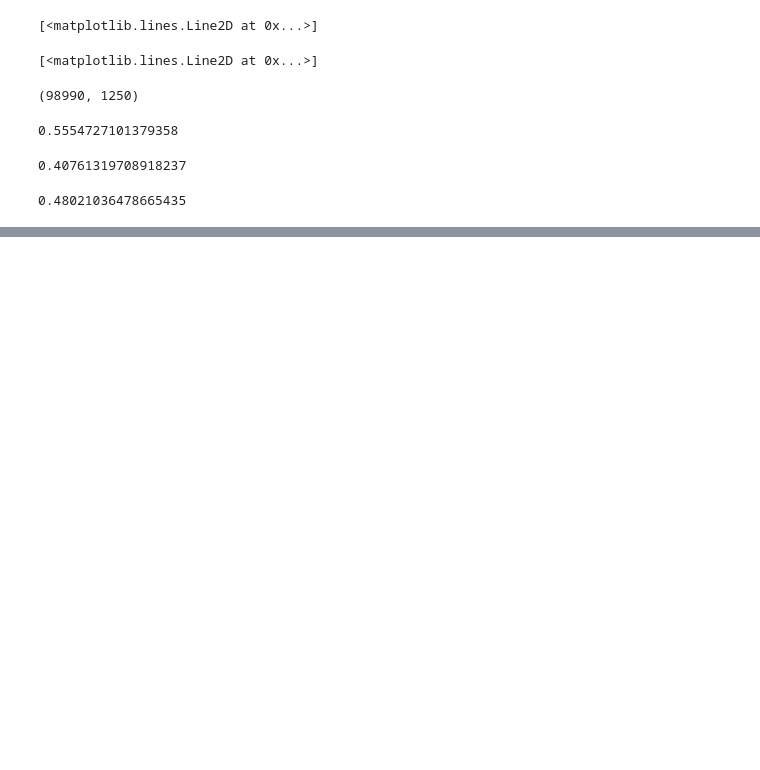
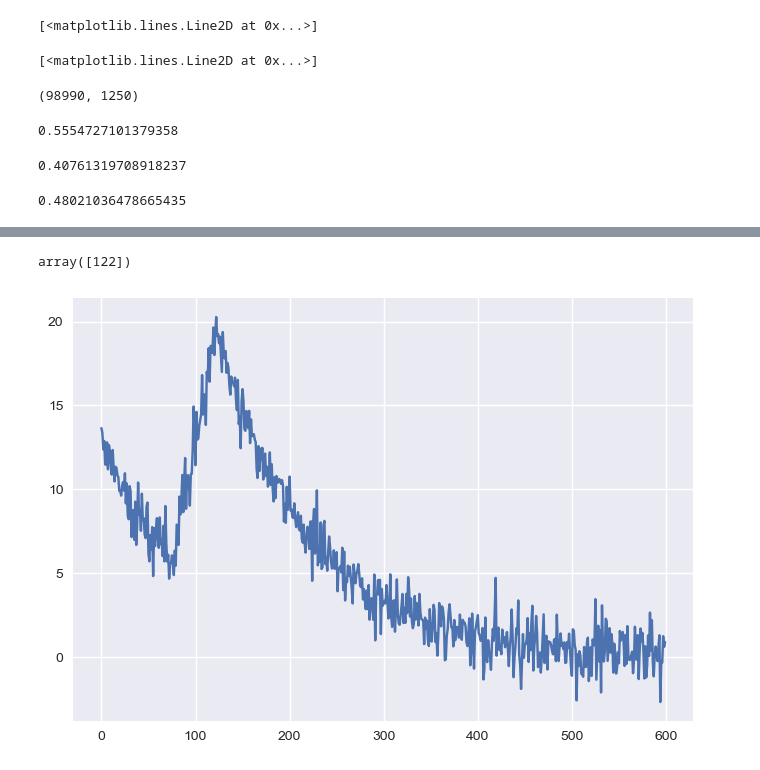
Before and after one commit to mjoudy/Calcium---AR, a Jupyter notebook: pre-processing-for-stefan.ipynb, the cells around one changed output, grey strips where cells are left out. Saved outputs shown, nothing was run; the diff lists cells and outputs as text; code cells hidden in the pictures; blank space fills up the shorter version.

```diff
--- a/pre-processing-for-stefan.ipynb
+++ b/pre-processing-for-stefan.ipynb
@@ -278,0 +331,9 @@ np.corrcoef(G.flatten(), a.flatten())[0, 1]
+# %%
+c_test2 = calcium_nsp_noisy[n, 1000:1600]
+
+plt.plot(c_test2)
+
+np.where(c_test2 == np.max(c_test2))[0]
+# %% [output]
+array([122])
+[figure, added]
```
Also changed, not shown: parts of 13 cells of this notebook.
